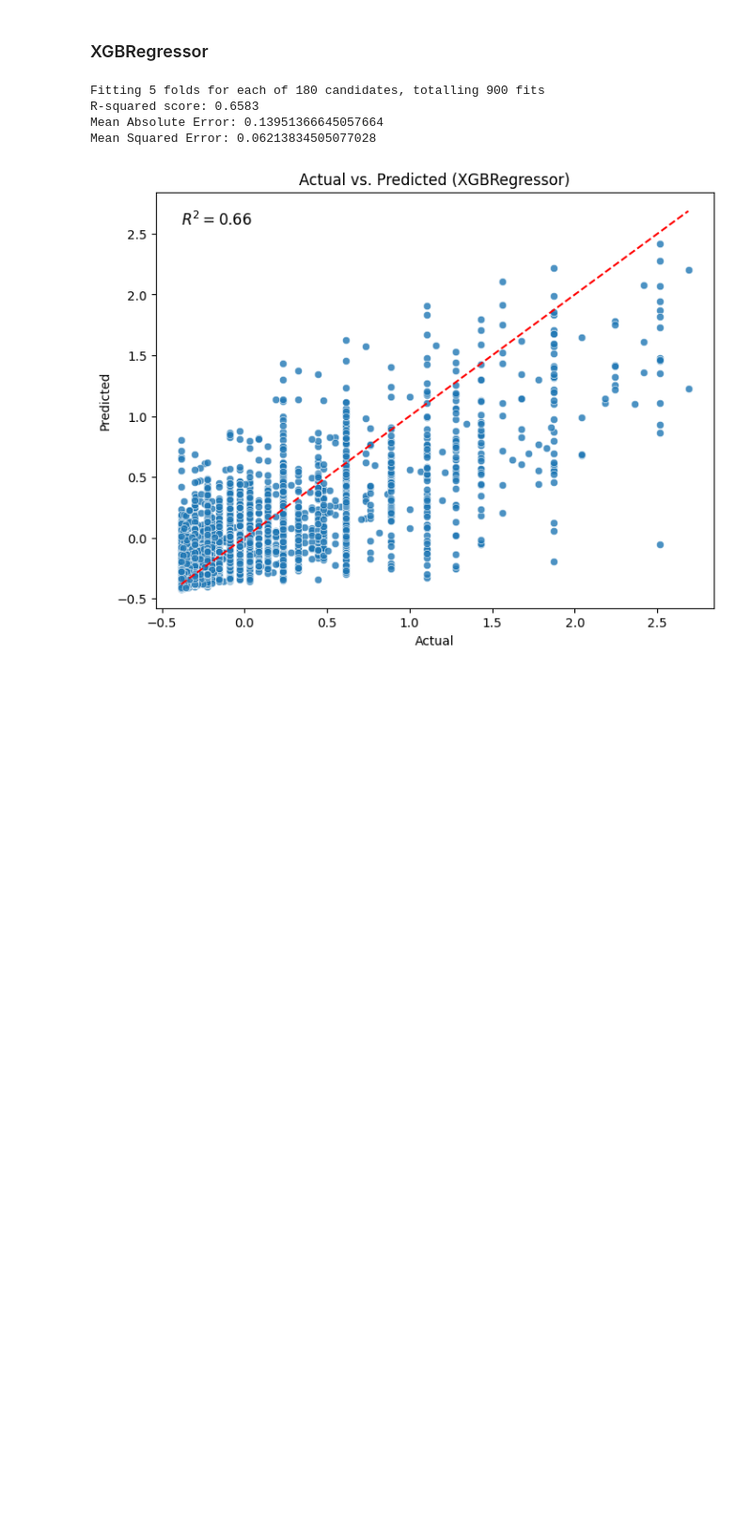
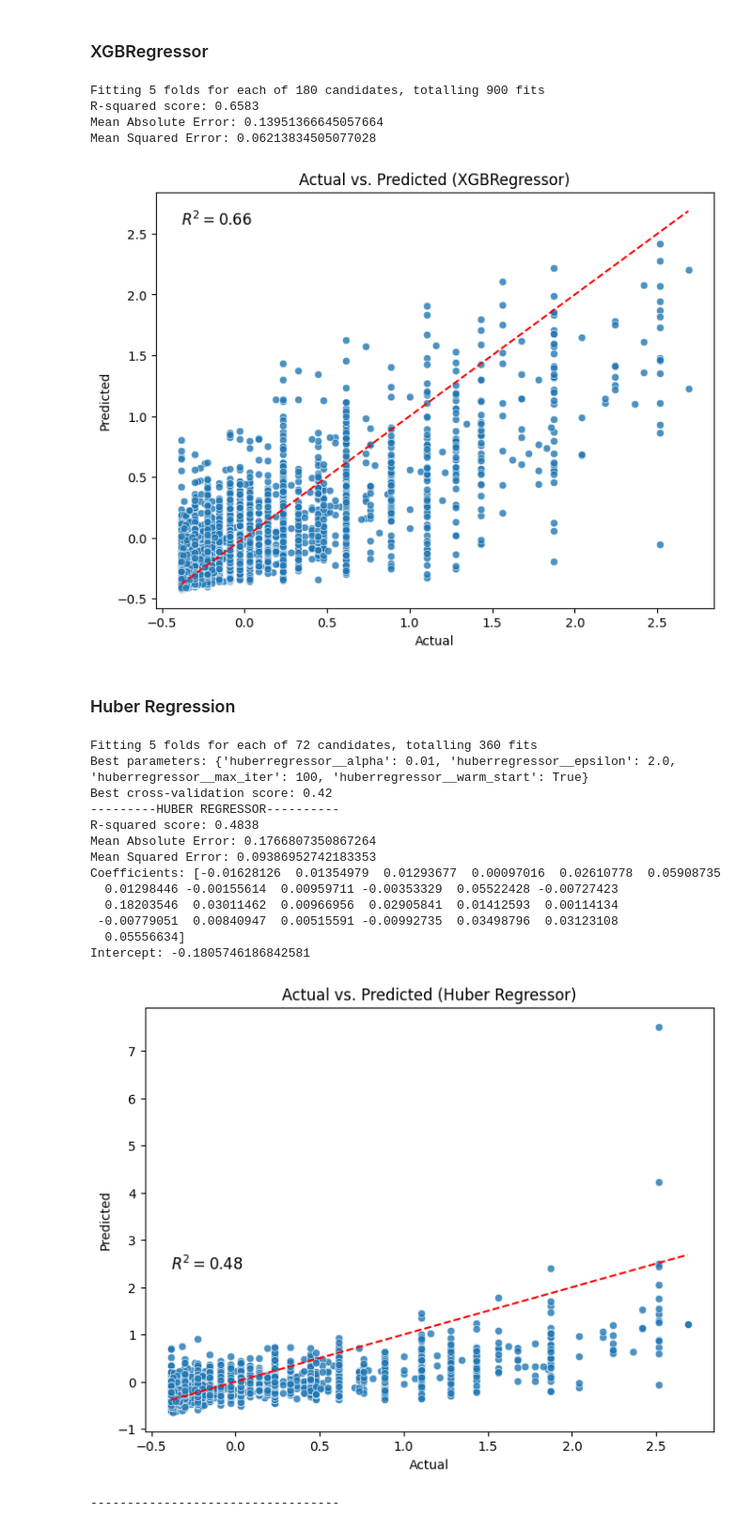
Before and after one commit to mauriliotbs/torontofireincidents, a Jupyter notebook: src/modeling/main_nopipeline.ipynb, the cells around one changed output. Shown: that part at 94% size. Cells and saved outputs as stored; diff of their text form; code cells hidden in the pictures; blank space fills up the shorter version.

Commit message:
Added Huber, RFR and MLP

```diff
--- a/src/modeling/main_nopipeline.ipynb
+++ b/src/modeling/main_nopipeline.ipynb
@@ -524,3 +520,82 @@ R-squared score: 0.6583
 Mean Absolute Error: 0.13951366645057664
 Mean Squared Error: 0.06213834505077028
 [figure]
+# %% [markdown]
+### Huber Regression
+# %%
+from sklearn.preprocessing import StandardScaler
+from sklearn.linear_model import HuberRegressor
+from sklearn.model_selection import train_test_split, GridSearchCV
+from sklearn.pipeline import make_pipeline
+from sklearn.metrics import mean_absolute_error, mean_squared_error, r2_score
+import matplotlib.pyplot as plt
+import seaborn as sns
+
+# Pipeline setup with scaler and model for GridSearchCV
+pipeline = make_pipeline(StandardScaler(), HuberRegressor())
+
+# Parameter grid
+param_grid = {
+    'huberregressor__epsilon': [1.35, 1.5, 2.0],
+    'huberregressor__max_iter': [100, 500, 1000],
+    'huberregressor__alpha': [0.0001, 0.001, 0.01, 0.1],
+    'huberregressor__warm_start': [True, False]
+}
+
+# GridSearchCV setup
+grid_search = GridSearchCV(pipeline, param_grid, cv=5, verbose=1, n_jobs=-1)
+grid_search.fit(X_train, y_train)
+
+# Best model parameters from GridSearchCV
+print("Best parameters:", grid_search.best_params_)
+print("Best cross-validation score: {:.2f}".format(grid_search.best_score_))
+
+# Using best parameters to fit Huber regressor on scaled data
+best_params = grid_search.best_params_
+huber = HuberRegressor(
+    epsilon=best_params['huberregressor__epsilon'],
+    max_iter=best_params['huberregressor__max_iter'],
+    alpha=best_params['huberregressor__alpha'],
+    warm_start=best_params['huberregressor__warm_start']
+)
+scaler = StandardScaler()
+X_train_scaled = scaler.fit_transform(X_train)
+X_test_scaled = scaler.transform(X_test)
+huber.fit(X_train_scaled, y_train)
+y_pred_huber = huber.predict(X_test_scaled)
+
+# Get results using the helper function
+(r2_huber, mae_huber, mse_huber, coefficients_huber, intercept_huber) = get_results(huber, y_test, y_pred_huber)
+
+print("---------HUBER REGRESSOR----------")
+print_results(r2_huber, mae_huber, mse_huber, coefficients_huber, intercept_huber)
+
+# Function to plot regression results
+def plotRegression(y_test, y_pred, r2, modelName=None):
+    plt.figure(figsize=(8, 6))
+    sns.scatterplot(x=y_test, y=y_pred, alpha=0.8)
+    plt.plot([y_test.min(), y_test.max()], [y_test.min(), y_test.max()], linestyle='--', color='red')
+    plt.title(f'Actual vs. Predicted ({modelName})')
+    plt.xlabel('Actual')
+    plt.ylabel('Predicted')
+    plt.text(y_test.min(), y_test.max(), f'$R^2 = {r2:.2f}$', fontsize=12, verticalalignment='top')
+    plt.show()
+
+plotRegression(y_test, y_pred_huber, r2_huber, 'Huber Regressor')
+print("----------------------------------")
+# %% [output]
+Fitting 5 folds for each of 72 candidates, totalling 360 fits
+Best parameters: {'huberregressor__alpha': 0.01, 'huberregressor__epsilon': 2.0, 'huberregressor__max_iter': 100, 'huberregressor__warm_start': True}
+Best cross-validation score: 0.42
+---------HUBER REGRESSOR----------
+R-squared score: 0.4838
+Mean Absolute Error: 0.1766807350867264
+Mean Squared Error: 0.09386952742183353
+Coefficients: [-0.01628126  0.01354979  0.01293677  0.00097016  0.02610778  0.05908735
+  0.01298446 -0.00155614  0.00959711 -0.00353329  0.05522428 -0.00727423
+  0.18203546  0.03011462  0.00966956  0.02905841  0.01412593  0.00114134
+ -0.00779051  0.00840947  0.00515591 -0.00992735  0.03498796  0.03123108
+  0.05556634]
+Intercept: -0.1805746186842581
+[figure, added]
+----------------------------------
```
Also changed, not shown: parts of 7 cells of this notebook.
